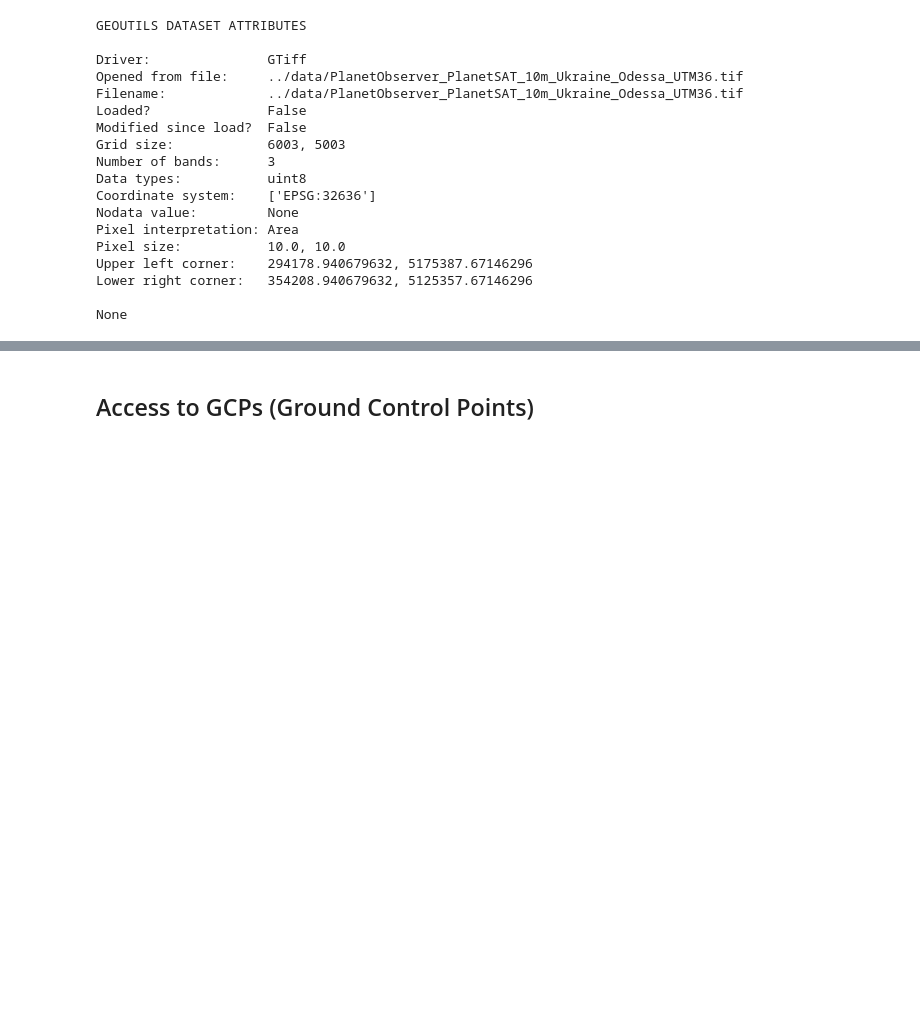
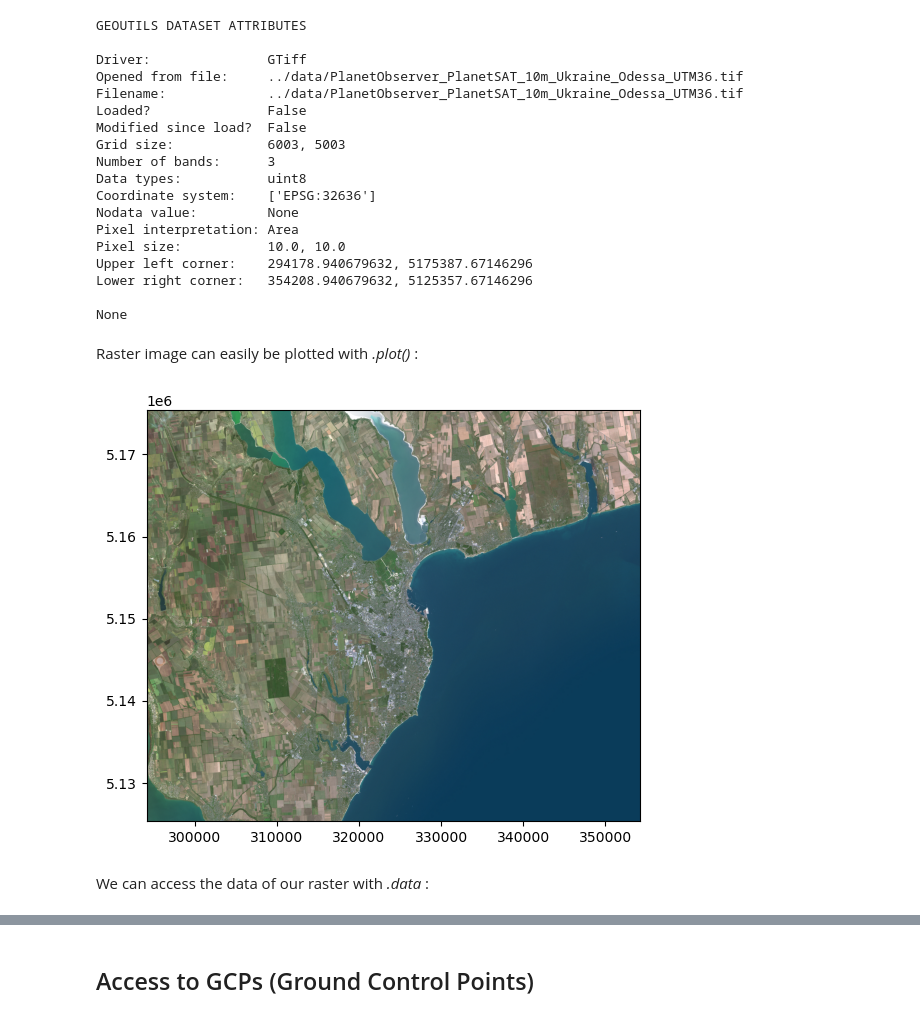
Before and after one commit to sertit/open_source_rasters_comparison, a Jupyter notebook: notebooks/io_and_attributes.ipynb, the cells around one changed output, grey strips where cells are left out. Saved outputs shown, nothing was run; the diff lists cells and outputs as text; code cells hidden in the pictures; blank space fills up the shorter version.

```diff
--- a/notebooks/io_and_attributes.ipynb
+++ b/notebooks/io_and_attributes.ipynb
@@ -232,4 +369,4 @@ Nodata : None
 # %% [markdown]
 The dedicated raster object for geoutils is a *geoutils.Raster*.
 # %%
-ds_geoutils = gu.Raster(raster_path)
+ds_gu = gu.Raster(raster_path)
@@ -257,3 +404,11 @@ Upper left corner:    294178.940679632, 5175387.67146296
 Lower right corner:   354208.940679632, 5125357.67146296
 
 None
+# %% [markdown]
+Raster image can easily be plotted with *.plot()* :
+# %%
+ds_gu.plot()
+# %% [output]
+[figure, added]
+# %% [markdown]
+We can access the data of our raster with *.data* :
```
Also changed, not shown: parts of 63 cells of this notebook, 1 other file.
